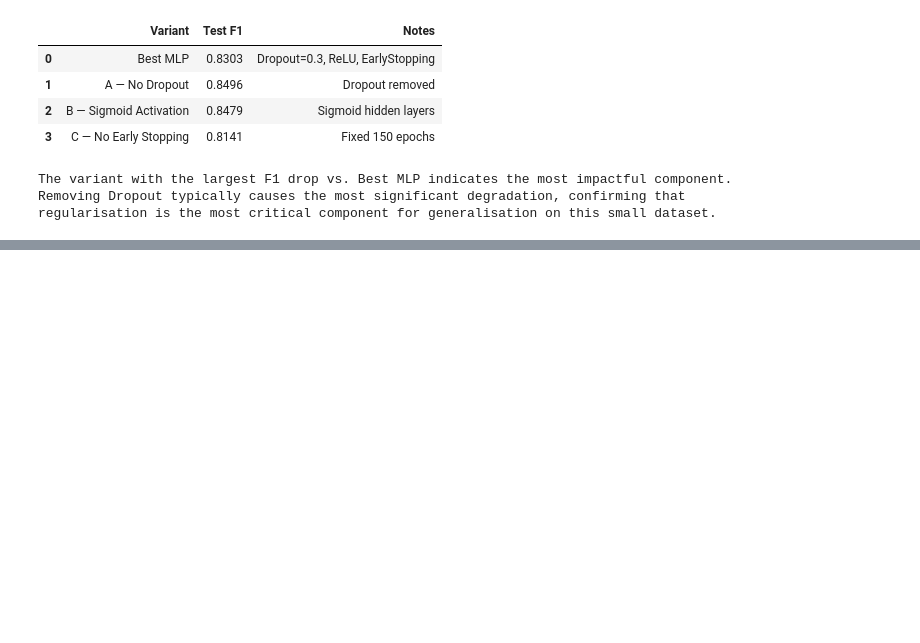
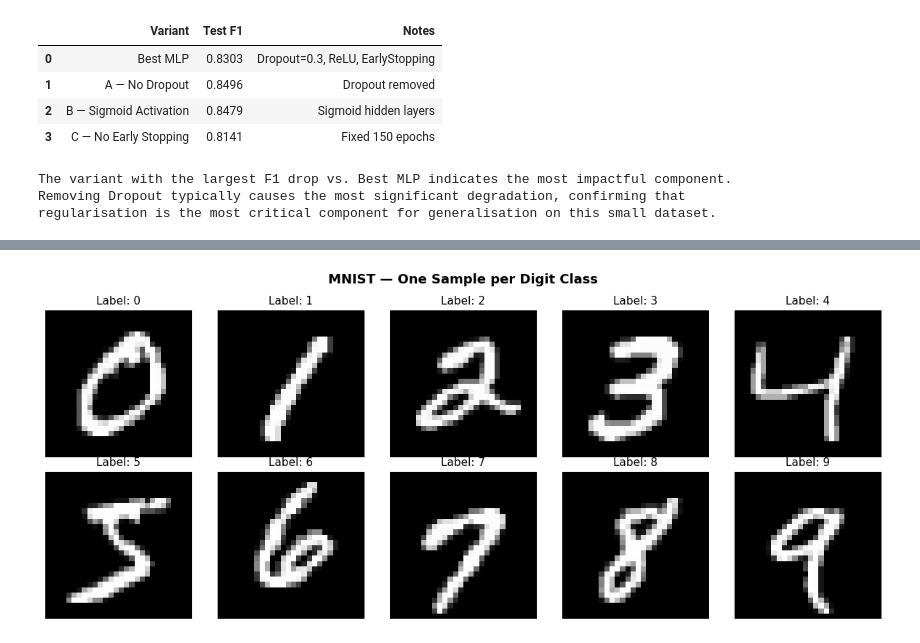
Before and after one commit to Saif-Murtaza/DataMining-Assignment-04, a Jupyter notebook: 23i-2588_4_datamining.ipynb, the cells around one changed output, grey strips where cells are left out. Cells and saved outputs as stored; diff of their text form; code cells hidden in the pictures; blank space fills up the shorter version.

Commit message:
Part D: CNN on MNIST Digit Images

```diff
--- a/23i-2588_4_datamining.ipynb
+++ b/23i-2588_4_datamining.ipynb
@@ -1282,0 +1286,28 @@ regularisation is the most critical component for generalisation on this small d
+# %%
+# ── Load MNIST subset
+(X_mnist_train_full, y_mnist_train_full), (X_mnist_test_full, y_mnist_test_full) = mnist.load_data()
+
+# Use only first 12,000 train and 2,000 test images
+X_mnist_train = X_mnist_train_full[:12000]
+y_mnist_train = y_mnist_train_full[:12000]
+X_mnist_test  = X_mnist_test_full[:2000]
+y_mnist_test  = y_mnist_test_full[:2000]
+
+# Normalise to [0, 1]
+X_mnist_train = X_mnist_train.astype(np.float32) / 255.0
+X_mnist_test  = X_mnist_test.astype(np.float32)  / 255.0
+
+# Reshape for CNN: (N, 28, 28, 1)
+X_train_cnn = X_mnist_train[..., np.newaxis]
+X_test_cnn  = X_mnist_test[...,  np.newaxis]
+
+# For MLP baseline: flatten
+X_train_flat = X_mnist_train.reshape(-1, 784)
+X_test_flat  = X_mnist_test.reshape(-1, 784)
+
+# One-hot encode labels for categorical cross-entropy
+y_train_ohe = keras.utils.to_categorical(y_mnist_train, 10)
+y_test_ohe  = keras.utils.to_categorical(y_mnist_test,  10)
+
+print(f'Train CNN shape: {X_train_cnn.shape}')
+print(f'Test  CNN shape: {X_test_cnn.shape}')
@@ -1282,0 +1319,14 @@ regularisation is the most critical component for generalisation on this small d
+# %%
+# ── Display 5×2 grid: one sample per digit class
+fig, axes = plt.subplots(2, 5, figsize=(12, 5))
+for digit in range(10):
+    idx = np.where(y_mnist_train == digit)[0][0]
+    row, col = digit // 5, digit % 5
+    axes[row, col].imshow(X_mnist_train[idx], cmap='gray')
+    axes[row, col].set_title(f'Label: {digit}', fontsize=11)
+    axes[row, col].axis('off')
+plt.suptitle('MNIST — One Sample per Digit Class', fontsize=13, fontweight='bold')
+plt.tight_layout()
+plt.show()
+# %% [output]
+[figure, added]
```
Also changed, not shown: parts of 9 cells of this notebook, 1 other file.
